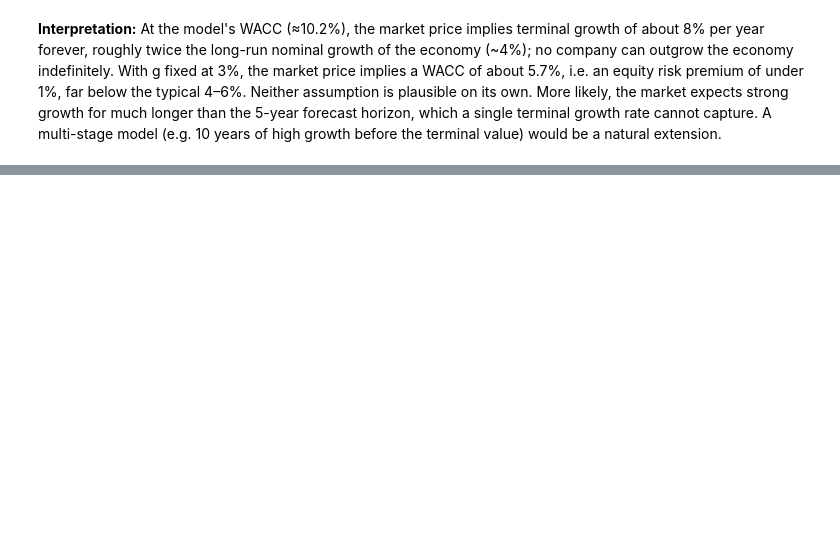
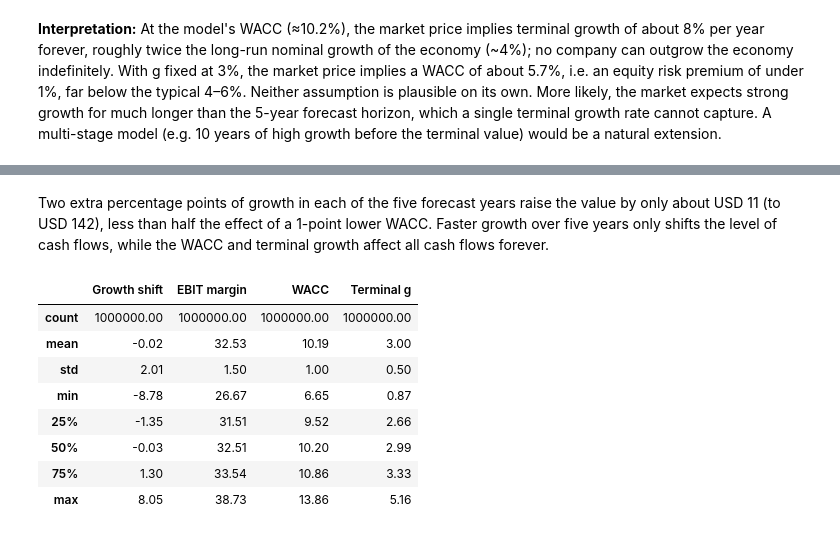
Before and after one commit to matej-balogh/apple-dcf-valuation, a Jupyter notebook: apple_dcf.ipynb, the cells around one changed output, grey strips where cells are left out. Saved outputs shown, nothing was run; the diff lists cells and outputs as text; code cells hidden in the pictures; blank space fills up the shorter version.

```diff
--- a/apple_dcf.ipynb
+++ b/apple_dcf.ipynb
@@ -449,0 +551,4 @@ Natural extensions are a multi-stage growth model and a Monte Carlo simulation o
+# %% [markdown]
+Two extra percentage points of growth in each of the five forecast years raise the value by only about USD 11
+(to USD 142), less than half the effect of a 1-point lower WACC. Faster growth over five years only shifts the
+level of cash flows, while the WACC and terminal growth affect all cash flows forever.
@@ -449,0 +565,18 @@ Natural extensions are a multi-stage growth model and a Monte Carlo simulation o
+# %%
+inputs = pd.DataFrame({
+    "Growth shift": growth_shift,
+    "EBIT margin": margin_draws,
+    "WACC": wacc_draws,
+    "Terminal g": g_draws,
+})
+display((inputs.describe() * 100).round(2))
+# %% [output]
+|  | Growth shift | EBIT margin | WACC | Terminal g |
+| count | 1000000.00 | 1000000.00 | 1000000.00 | 1000000.00 |
+| mean | -0.02 | 32.53 | 10.19 | 3.00 |
+| std | 2.01 | 1.50 | 1.00 | 0.50 |
+| min | -8.78 | 26.67 | 6.65 | 0.87 |
+| 25% | -1.35 | 31.51 | 9.52 | 2.66 |
+| 50% | -0.03 | 32.51 | 10.20 | 2.99 |
+| 75% | 1.30 | 33.54 | 10.86 | 3.33 |
+| max | 8.05 | 38.73 | 13.86 | 5.16 |
```
Also changed, not shown: parts of 34 cells of this notebook, 2 other files.
